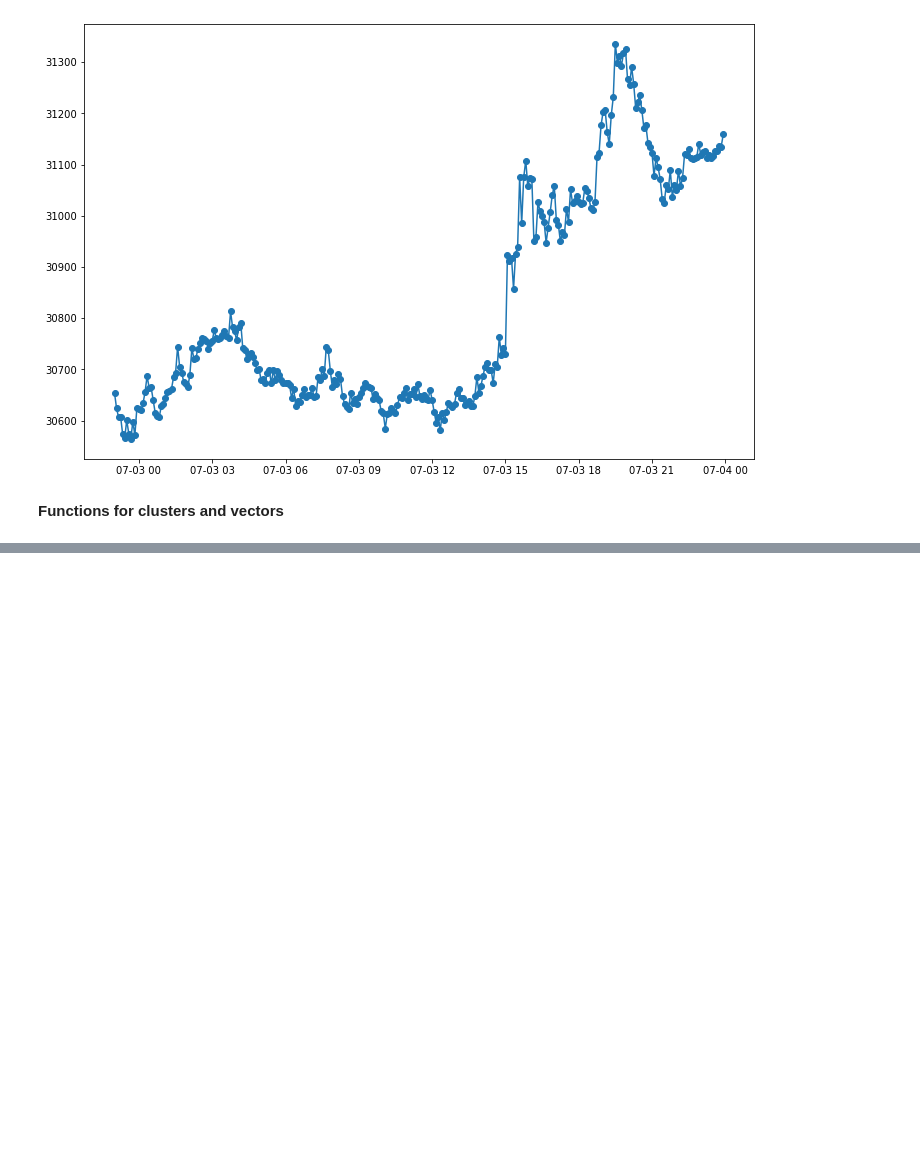
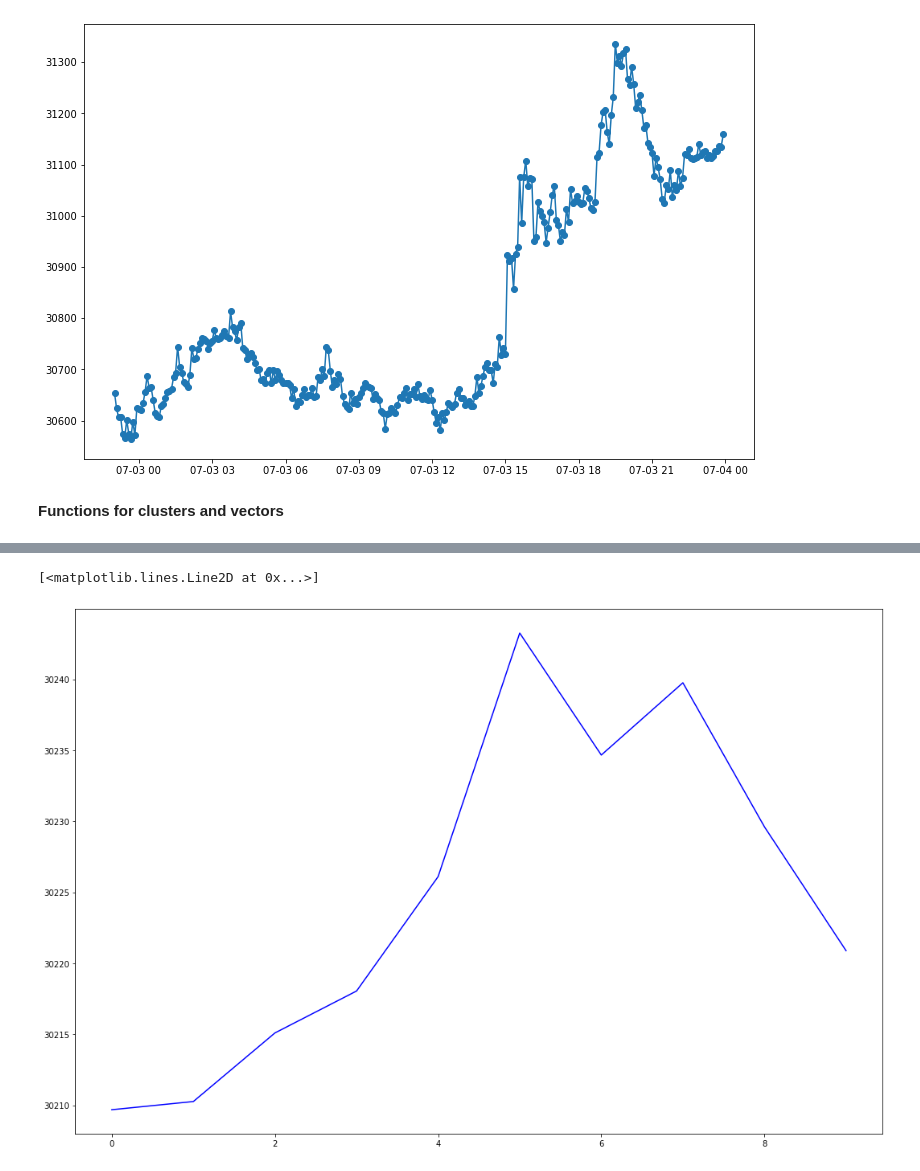
Before and after one commit to MrPlotva/Time-Series, a Jupyter notebook: wishart.ipynb, the cells around one changed output, grey strips where cells are left out. Drawn from its saved outputs; the diff is of its cells as text; code cells hidden in the pictures; blank space fills up the shorter version.

```diff
--- a/wishart.ipynb
+++ b/wishart.ipynb
@@ -162,0 +359,9 @@ fig.show()
+# %%
+preds = [30174.22415798, 30177.01295284, 30175.99488477, 30175.49951717,
+ 30176.35611112, 30177.85947034, 30181.99826561, 30181.68669159,
+ 30180.3666719,  30180.9335379]
+plt.figure(figsize=(18, 12))
+plt.plot(list(test_data['open'][:h]), 'b', label='prediction')
+# %% [output]
+[<matplotlib.lines.Line2D at 0x...>]
+[figure, added]
```
Also changed, not shown: parts of 13 cells of this notebook, 1 other file.
